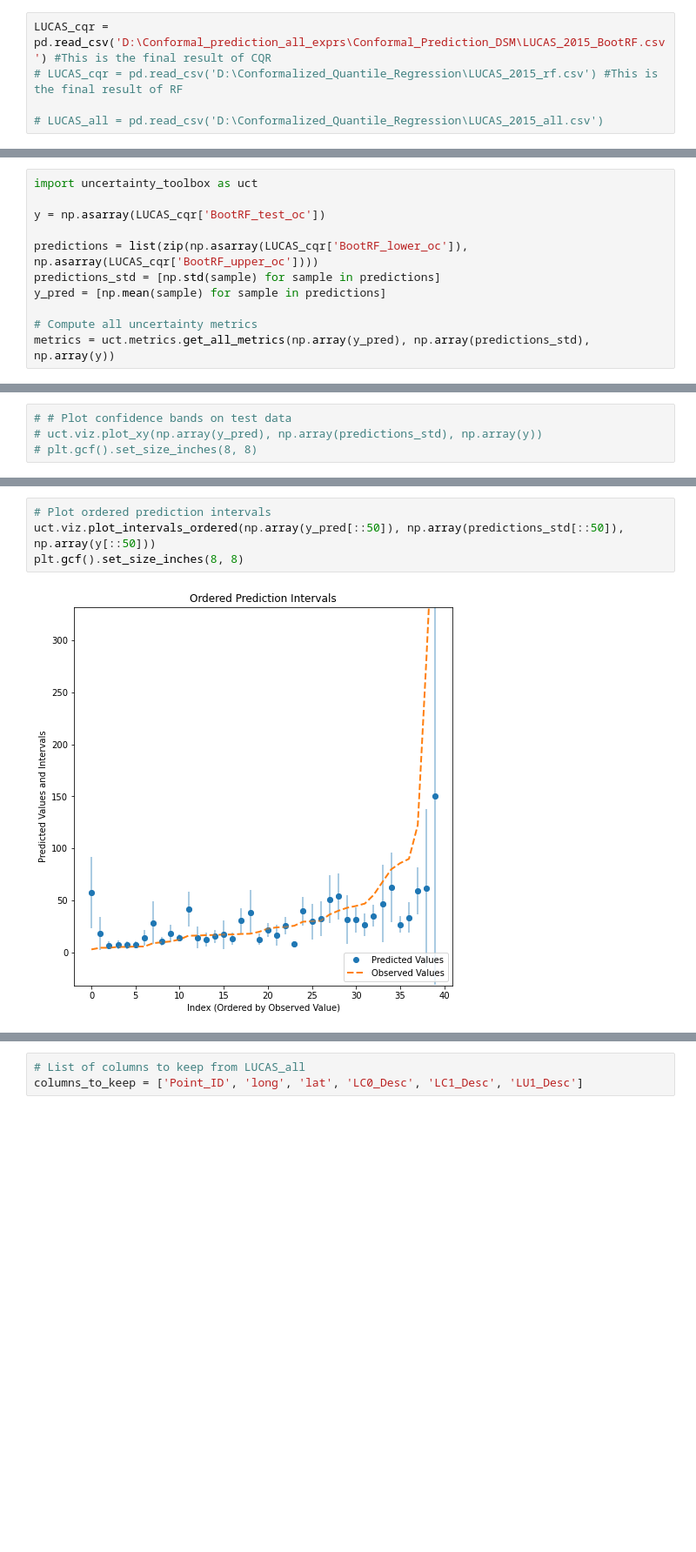
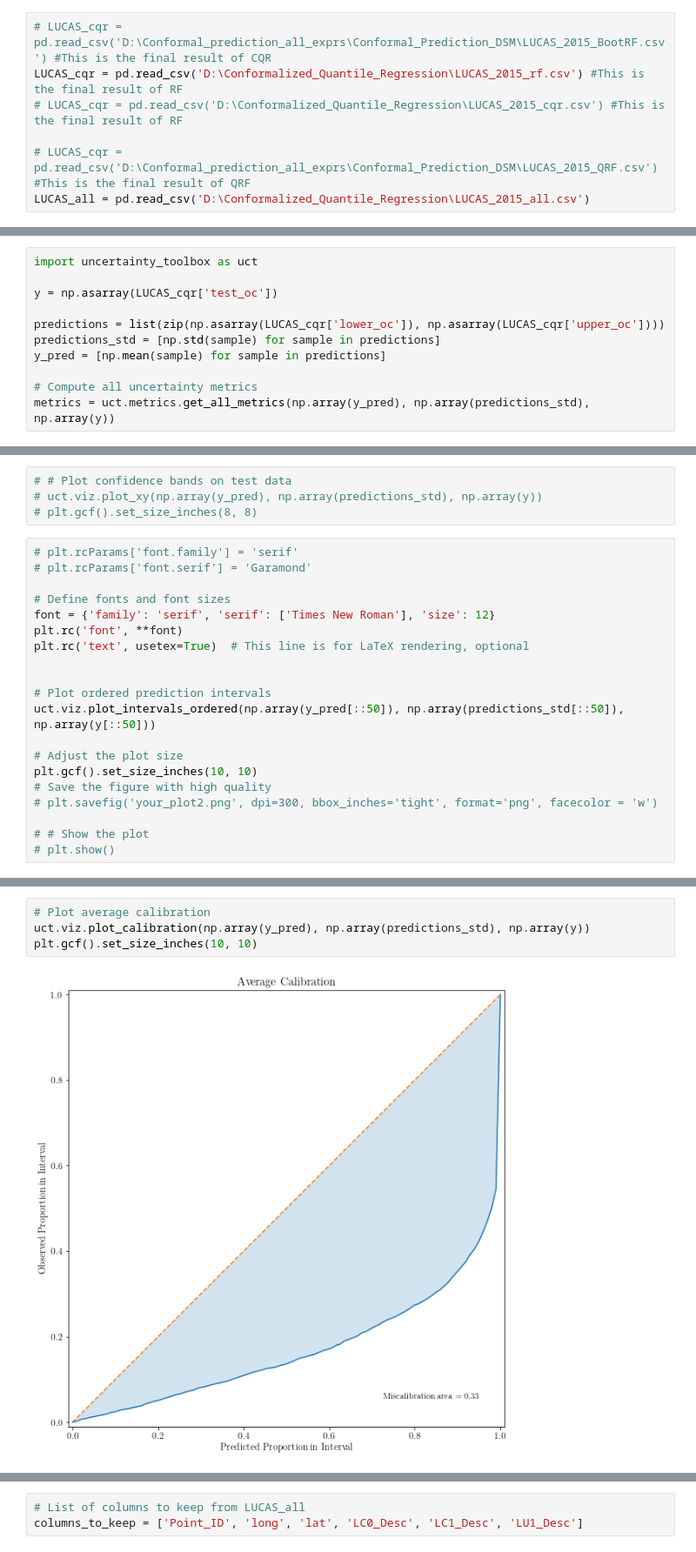
Before and after one commit to nafisehkakhani/Conformal_Prediction_DSM, a Jupyter notebook: Reults_cqr.ipynb, the cells around one changed output, grey strips where cells are left out. Shown at 87% size. Cells and saved outputs as stored; diff of their text form; blank space fills up the shorter version.

```diff
--- a/Reults_cqr.ipynb
+++ b/Reults_cqr.ipynb
@@ -6,10 +6,12 @@ import matplotlib.pyplot as plt
 import numpy as np
 import matplotlib.cm as cm
 # %%
-LUCAS_cqr = pd.read_csv('D:\Conformal_prediction_all_exprs\Conformal_Prediction_DSM\LUCAS_2015_BootRF.csv') #This is the final result of CQR
-# LUCAS_cqr = pd.read_csv('D:\Conformalized_Quantile_Regression\LUCAS_2015_rf.csv') #This is the final result of RF
+# LUCAS_cqr = pd.read_csv('D:\Conformal_prediction_all_exprs\Conformal_Prediction_DSM\LUCAS_2015_BootRF.csv') #This is the final result of CQR
+LUCAS_cqr = pd.read_csv('D:\Conformalized_Quantile_Regression\LUCAS_2015_rf.csv') #This is the final result of RF
+# LUCAS_cqr = pd.read_csv('D:\Conformalized_Quantile_Regression\LUCAS_2015_cqr.csv') #This is the final result of RF
 
-# LUCAS_all = pd.read_csv('D:\Conformalized_Quantile_Regression\LUCAS_2015_all.csv')
+# LUCAS_cqr = pd.read_csv('D:\Conformal_prediction_all_exprs\Conformal_Prediction_DSM\LUCAS_2015_QRF.csv') #This is the final result of QRF
+LUCAS_all = pd.read_csv('D:\Conformalized_Quantile_Regression\LUCAS_2015_all.csv')
 # %%
 LUCAS_cqr
 # %% [output]
@@ -29,9 +39,9 @@ LUCAS_cqr
 # %%
 import uncertainty_toolbox as uct
 
-y = np.asarray(LUCAS_cqr['BootRF_test_oc'])
+y = np.asarray(LUCAS_cqr['test_oc'])
 
-predictions = list(zip(np.asarray(LUCAS_cqr['BootRF_lower_oc']), np.asarray(LUCAS_cqr['BootRF_upper_oc'])))
+predictions = list(zip(np.asarray(LUCAS_cqr['lower_oc']), np.asarray(LUCAS_cqr['upper_oc'])))
 predictions_std = [np.std(sample) for sample in predictions]
 y_pred = [np.mean(sample) for sample in predictions]
 
@@ -66,3 +76,23 @@ Measuring adversarial group calibration by spanning group size between 0.0 and 1
 # # Plot confidence bands on test data
 # uct.viz.plot_xy(np.array(y_pred), np.array(predictions_std), np.array(y))
 # plt.gcf().set_size_inches(8, 8)
+# %%
+# plt.rcParams['font.family'] = 'serif'
+# plt.rcParams['font.serif'] = 'Garamond'
+
+# Define fonts and font sizes
+font = {'family': 'serif', 'serif': ['Times New Roman'], 'size': 12}
+plt.rc('font', **font)
+plt.rc('text', usetex=True)  # This line is for LaTeX rendering, optional
+
+
+# Plot ordered prediction intervals
+uct.viz.plot_intervals_ordered(np.array(y_pred[::50]), np.array(predictions_std[::50]), np.array(y[::50]))
+
+# Adjust the plot size
+plt.gcf().set_size_inches(10, 10)
+# Save the figure with high quality
+# plt.savefig('your_plot2.png', dpi=300, bbox_inches='tight', format='png', facecolor = 'w')
+
+# # Show the plot
+# plt.show()
@@ -69,6 +101,6 @@ Measuring adversarial group calibration by spanning group size between 0.0 and 1
 # %%
-# Plot ordered prediction intervals
-uct.viz.plot_intervals_ordered(np.array(y_pred[::50]), np.array(predictions_std[::50]), np.array(y[::50]))
-plt.gcf().set_size_inches(8, 8)
+# Plot average calibration
+uct.viz.plot_calibration(np.array(y_pred), np.array(predictions_std), np.array(y))
+plt.gcf().set_size_inches(10, 10)
 # %% [output]
-[figure, old version]
+[figure, new version]
```
Also changed, not shown: parts of 12 cells of this notebook, 2 other files.
